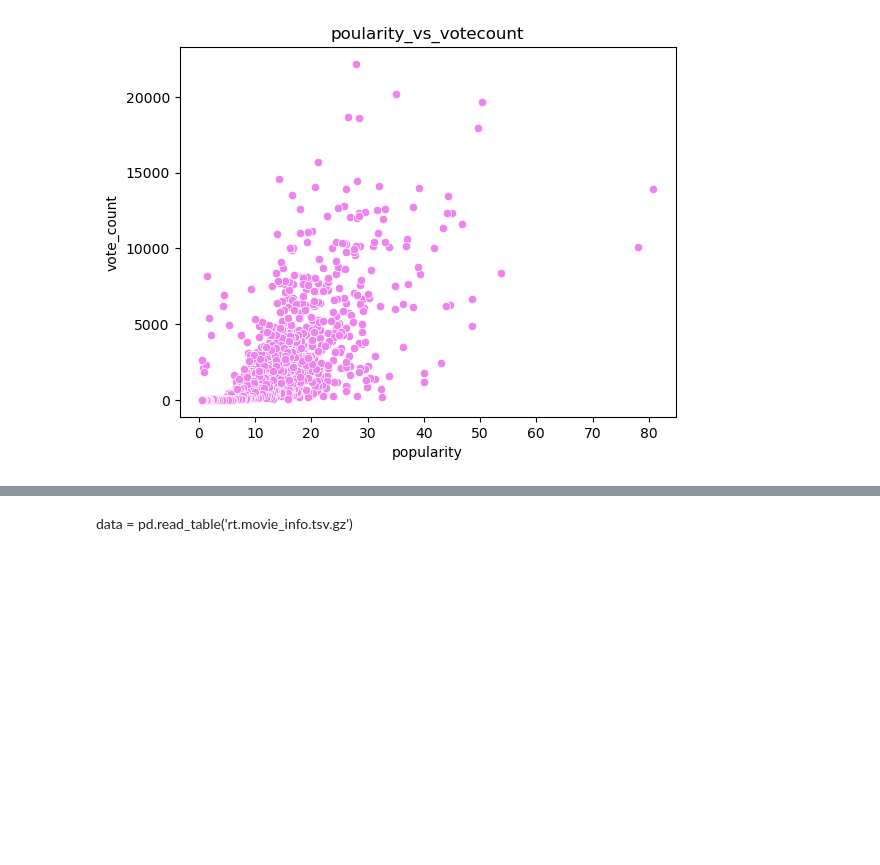
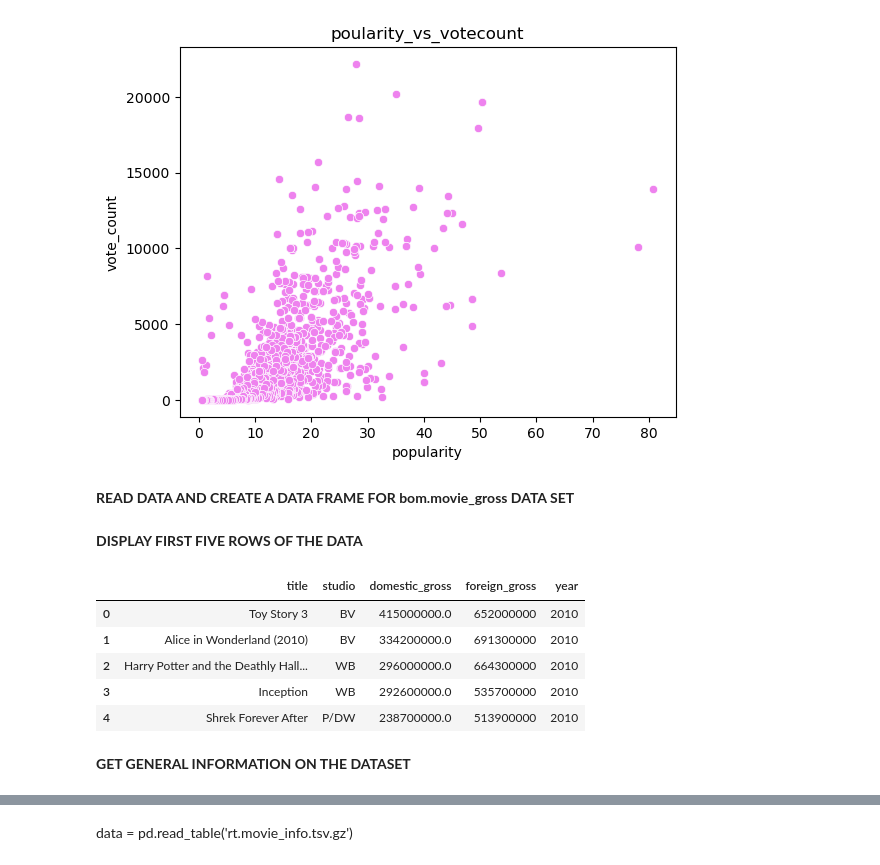
Before and after one commit to ISAACKW/PHASE1_PROJECT, a Jupyter notebook: index.ipynb, the cells around one changed output, grey strips where cells are left out. Drawn from its saved outputs; the diff is of its cells as text; code cells hidden in the pictures; blank space fills up the shorter version.

```diff
--- a/index.ipynb
+++ b/index.ipynb
@@ -716,3 +716,5 @@ plt.title("poularity_vs_votecount")
 # %% [output]
 Text(0.5, 1.0, 'poularity_vs_votecount')
 [figure]
+# %% [markdown]
+**READ DATA AND CREATE A  DATA FRAME FOR bom.movie_gross DATA SET**
@@ -718,0 +723,13 @@ Text(0.5, 1.0, 'poularity_vs_votecount')
+# %% [markdown]
+**DISPLAY FIRST FIVE ROWS OF THE DATA**
+# %%
+df.head()
+# %% [output]
+|  | title | studio | domestic_gross | foreign_gross | year |
+| 0 | Toy Story 3 | BV | 415000000.0 | 652000000 | 2010 |
+| 1 | Alice in Wonderland (2010) | BV | 334200000.0 | 691300000 | 2010 |
+| 2 | Harry Potter and the Deathly Hall... | WB | 296000000.0 | 664300000 | 2010 |
+| 3 | Inception | WB | 292600000.0 | 535700000 | 2010 |
+| 4 | Shrek Forever After | P/DW | 238700000.0 | 513900000 | 2010 |
+# %% [markdown]
+**GET GENERAL INFORMATION ON THE DATASET**
```
Also changed, not shown: parts of 18 cells of this notebook.
